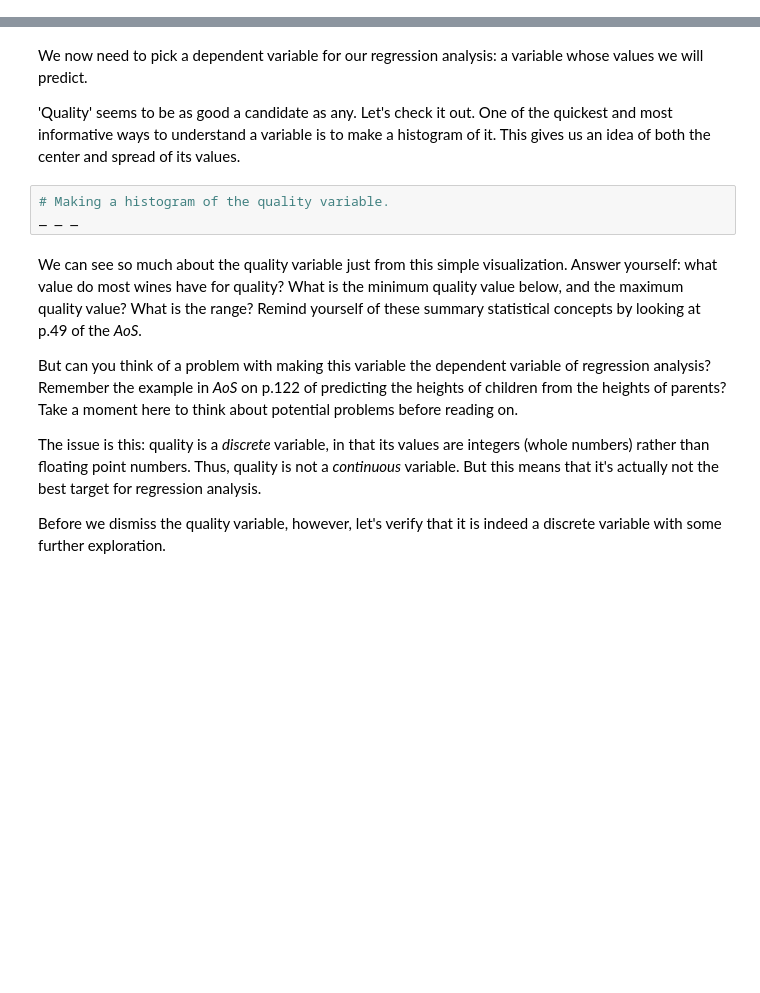
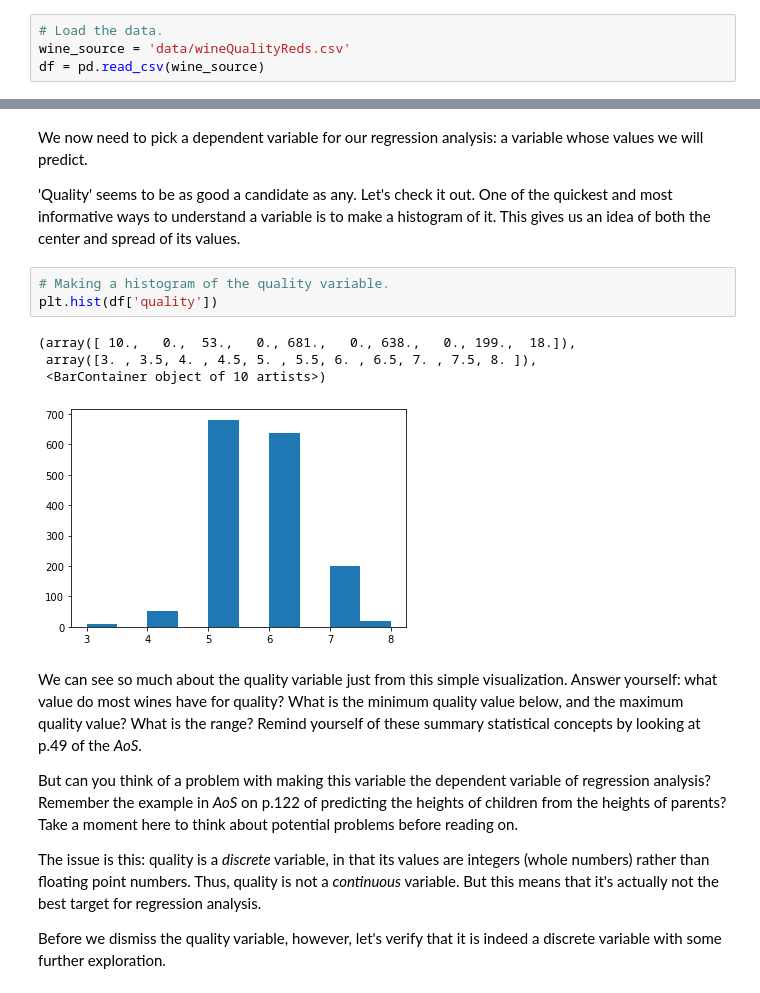
Before and after one commit to Khalif81/RedWinePrediction, a Jupyter notebook: Springboard Regression Case Study - the Red Wine Dataset - Tier 3_KhalifOliver.ipynb, the cells around one changed output, grey strips where cells are left out. Cells and saved outputs as stored; diff of their text form; blank space fills up the shorter version.

Commit message:
completed data load and initial exploration; next up is visual exploration

```diff
--- a/Springboard Regression Case Study - the Red Wine Dataset - Tier 3_KhalifOliver.ipynb
+++ b/Springboard Regression Case Study - the Red Wine Dataset - Tier 3_KhalifOliver.ipynb
@@ -63,3 +60,7 @@ _ _ _
+# %%
+# Load the data.
+wine_source = 'data/wineQualityReds.csv'
+df = pd.read_csv(wine_source)
 # %% [markdown]
 #### 1c. Exploring the data
 # %%
@@ -84,7 +135,12 @@ We now need to pick a dependent variable for our regression analysis: a variable
 'Quality' seems to be as good a candidate as any. Let's check it out. One of the quickest and most informative ways to understand a variable is to make a histogram of it. This gives us an idea of both the center and spread of its values.
 # %%
 # Making a histogram of the quality variable.
-_ _ _
+plt.hist(df['quality'])
+# %% [output]
+(array([ 10.,   0.,  53.,   0., 681.,   0., 638.,   0., 199.,  18.]),
+ array([3. , 3.5, 4. , 4.5, 5. , 5.5, 6. , 6.5, 7. , 7.5, 8. ]),
+ <BarContainer object of 10 artists>)
+[figure, added]
 # %% [markdown]
 We can see so much about the quality variable just from this simple visualization. Answer yourself: what value do most wines have for quality? What is the minimum quality value below, and the maximum quality value? What is the range? Remind yourself of these summary statistical concepts by looking at p.49 of the *AoS*.
 
```
Also changed, not shown: parts of 9 cells of this notebook.
